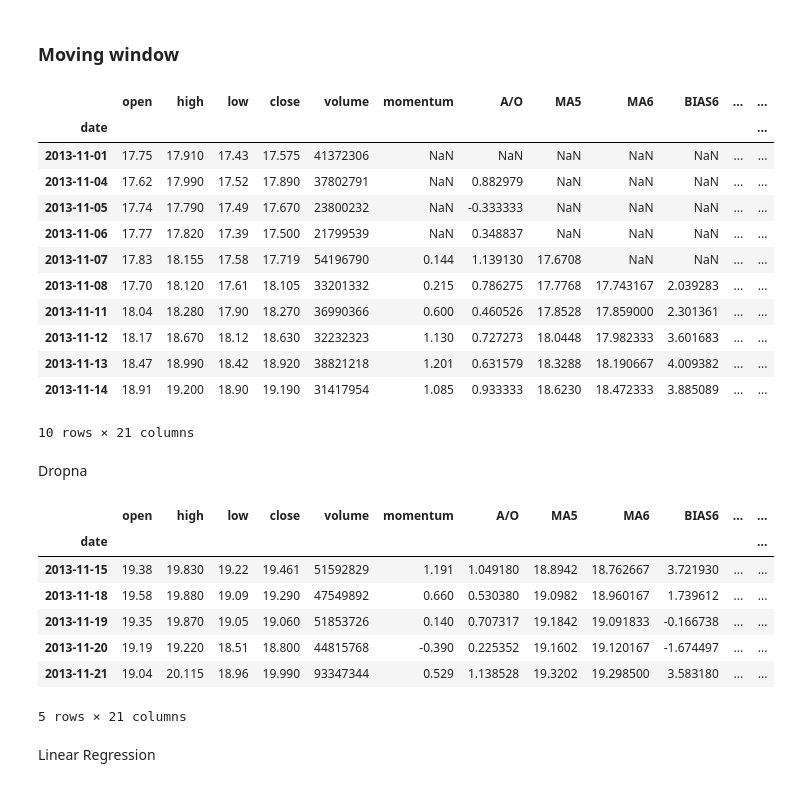
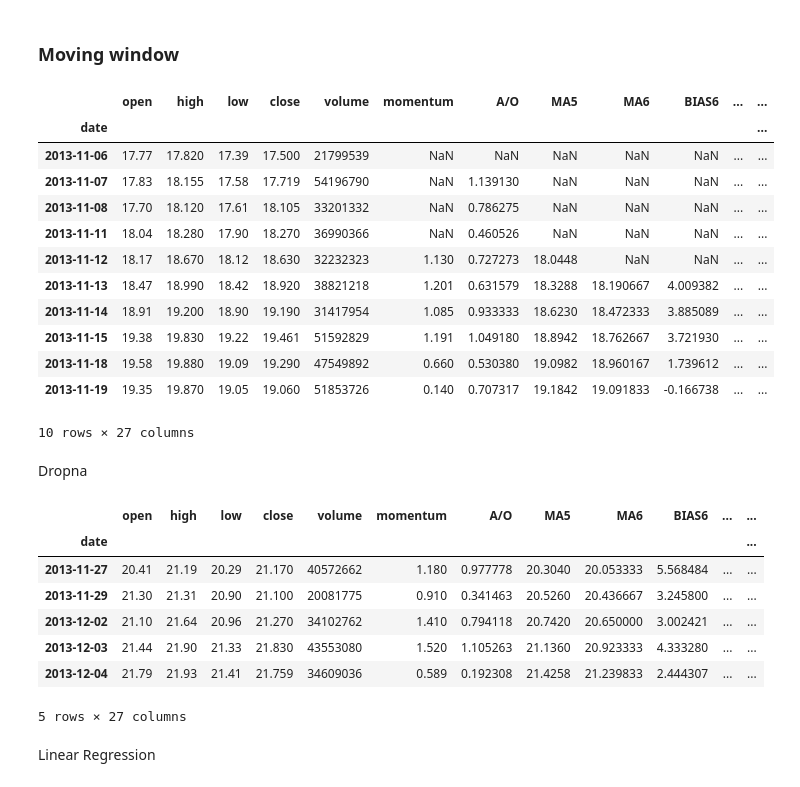
Before and after one commit to KarvonenC/Creating_an_automated_trading_system, a Jupyter notebook: Project – Creating an automated trading system[CK&WK].ipynb, the cells around one changed output. Drawn from its saved outputs; the diff is of its cells as text; code cells hidden in the pictures.

```diff
--- a/Project – Creating an automated trading system[CK&WK].ipynb
+++ b/Project – Creating an automated trading system[CK&WK].ipynb
@@ -174,3 +185,7 @@ df[['ROC']].head(10)
 def get_moving_window(data, window):
     for i in range(1, window + 1):
         df["Moving_Window_"+str(i)] = data.shift(i)
+# %%
+#Label
+label_int = int(1)
+df['label'] = df['close'].shift(-label_int)
@@ -177,20 +194,20 @@ def get_moving_window(data, window):
 # %%
-get_moving_window(df.close, 10)
+get_moving_window(df.close, 15)
 df.head(10)
 # %% [output]
 |  | open | high | low | close | volume | momentum | A/O | MA5 | MA6 | BIAS6 | ... | ... |
 | date |  |  |  |  |  |  |  |  |  |  |  | ... |
-| 2013-11-01 | 17.75 | 17.910 | 17.43 | 17.575 | 41372306 | NaN | NaN | NaN | NaN | NaN | ... | ... |
-| 2013-11-04 | 17.62 | 17.990 | 17.52 | 17.890 | 37802791 | NaN | 0.882979 | NaN | NaN | NaN | ... | ... |
-| 2013-11-05 | 17.74 | 17.790 | 17.49 | 17.670 | 23800232 | NaN | -0.333333 | NaN | NaN | NaN | ... | ... |
-| 2013-11-06 | 17.77 | 17.820 | 17.39 | 17.500 | 21799539 | NaN | 0.348837 | NaN | NaN | NaN | ... | ... |
-| 2013-11-07 | 17.83 | 18.155 | 17.58 | 17.719 | 54196790 | 0.144 | 1.139130 | 17.6708 | NaN | NaN | ... | ... |
-| 2013-11-08 | 17.70 | 18.120 | 17.61 | 18.105 | 33201332 | 0.215 | 0.786275 | 17.7768 | 17.743167 | 2.039283 | ... | ... |
-| 2013-11-11 | 18.04 | 18.280 | 17.90 | 18.270 | 36990366 | 0.600 | 0.460526 | 17.8528 | 17.859000 | 2.301361 | ... | ... |
-| 2013-11-12 | 18.17 | 18.670 | 18.12 | 18.630 | 32232323 | 1.130 | 0.727273 | 18.0448 | 17.982333 | 3.601683 | ... | ... |
+| 2013-11-06 | 17.77 | 17.820 | 17.39 | 17.500 | 21799539 | NaN | NaN | NaN | NaN | NaN | ... | ... |
+| 2013-11-07 | 17.83 | 18.155 | 17.58 | 17.719 | 54196790 | NaN | 1.139130 | NaN | NaN | NaN | ... | ... |
+| 2013-11-08 | 17.70 | 18.120 | 17.61 | 18.105 | 33201332 | NaN | 0.786275 | NaN | NaN | NaN | ... | ... |
+| 2013-11-11 | 18.04 | 18.280 | 17.90 | 18.270 | 36990366 | NaN | 0.460526 | NaN | NaN | NaN | ... | ... |
+| 2013-11-12 | 18.17 | 18.670 | 18.12 | 18.630 | 32232323 | 1.130 | 0.727273 | 18.0448 | NaN | NaN | ... | ... |
 | 2013-11-13 | 18.47 | 18.990 | 18.42 | 18.920 | 38821218 | 1.201 | 0.631579 | 18.3288 | 18.190667 | 4.009382 | ... | ... |
 | 2013-11-14 | 18.91 | 19.200 | 18.90 | 19.190 | 31417954 | 1.085 | 0.933333 | 18.6230 | 18.472333 | 3.885089 | ... | ... |
+| 2013-11-15 | 19.38 | 19.830 | 19.22 | 19.461 | 51592829 | 1.191 | 1.049180 | 18.8942 | 18.762667 | 3.721930 | ... | ... |
+| 2013-11-18 | 19.58 | 19.880 | 19.09 | 19.290 | 47549892 | 0.660 | 0.530380 | 19.0982 | 18.960167 | 1.739612 | ... | ... |
+| 2013-11-19 | 19.35 | 19.870 | 19.05 | 19.060 | 51853726 | 0.140 | 0.707317 | 19.1842 | 19.091833 | -0.166738 | ... | ... |
-10 rows × 21 columns
+10 rows × 27 columns
 # %% [markdown]
 Dropna
 # %%
@@ -199,12 +216,12 @@ df.head()
 # %% [output]
 |  | open | high | low | close | volume | momentum | A/O | MA5 | MA6 | BIAS6 | ... | ... |
 | date |  |  |  |  |  |  |  |  |  |  |  | ... |
-| 2013-11-15 | 19.38 | 19.830 | 19.22 | 19.461 | 51592829 | 1.191 | 1.049180 | 18.8942 | 18.762667 | 3.721930 | ... | ... |
-| 2013-11-18 | 19.58 | 19.880 | 19.09 | 19.290 | 47549892 | 0.660 | 0.530380 | 19.0982 | 18.960167 | 1.739612 | ... | ... |
-| 2013-11-19 | 19.35 | 19.870 | 19.05 | 19.060 | 51853726 | 0.140 | 0.707317 | 19.1842 | 19.091833 | -0.166738 | ... | ... |
-| 2013-11-20 | 19.19 | 19.220 | 18.51 | 18.800 | 44815768 | -0.390 | 0.225352 | 19.1602 | 19.120167 | -1.674497 | ... | ... |
-| 2013-11-21 | 19.04 | 20.115 | 18.96 | 19.990 | 93347344 | 0.529 | 1.138528 | 19.3202 | 19.298500 | 3.583180 | ... | ... |
+| 2013-11-27 | 20.41 | 21.19 | 20.29 | 21.170 | 40572662 | 1.180 | 0.977778 | 20.3040 | 20.053333 | 5.568484 | ... | ... |
+| 2013-11-29 | 21.30 | 21.31 | 20.90 | 21.100 | 20081775 | 0.910 | 0.341463 | 20.5260 | 20.436667 | 3.245800 | ... | ... |
+| 2013-12-02 | 21.10 | 21.64 | 20.96 | 21.270 | 34102762 | 1.410 | 0.794118 | 20.7420 | 20.650000 | 3.002421 | ... | ... |
+| 2013-12-03 | 21.44 | 21.90 | 21.33 | 21.830 | 43553080 | 1.520 | 1.105263 | 21.1360 | 20.923333 | 4.333280 | ... | ... |
+| 2013-12-04 | 21.79 | 21.93 | 21.41 | 21.759 | 34609036 | 0.589 | 0.192308 | 21.4258 | 21.239833 | 2.444307 | ... | ... |
-5 rows × 21 columns
+5 rows × 27 columns
 # %% [markdown]
 Linear Regression
 # %%
```
Also changed, not shown: parts of 20 cells of this notebook.
